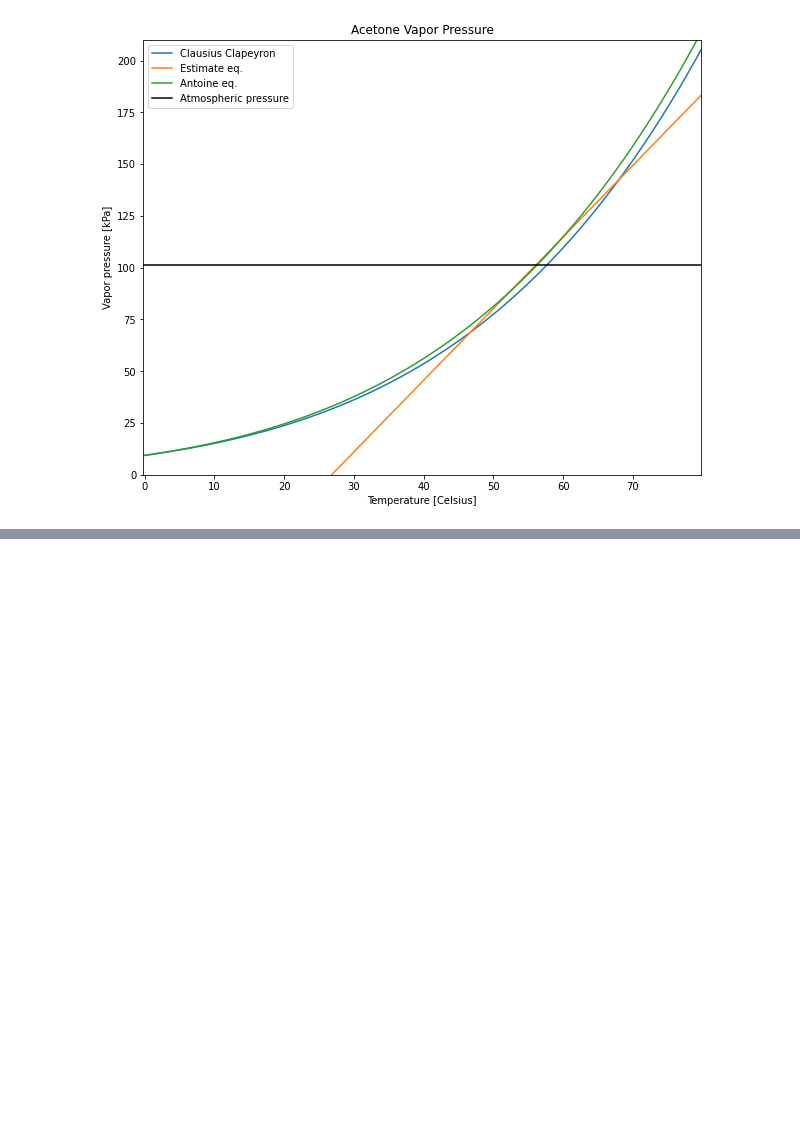
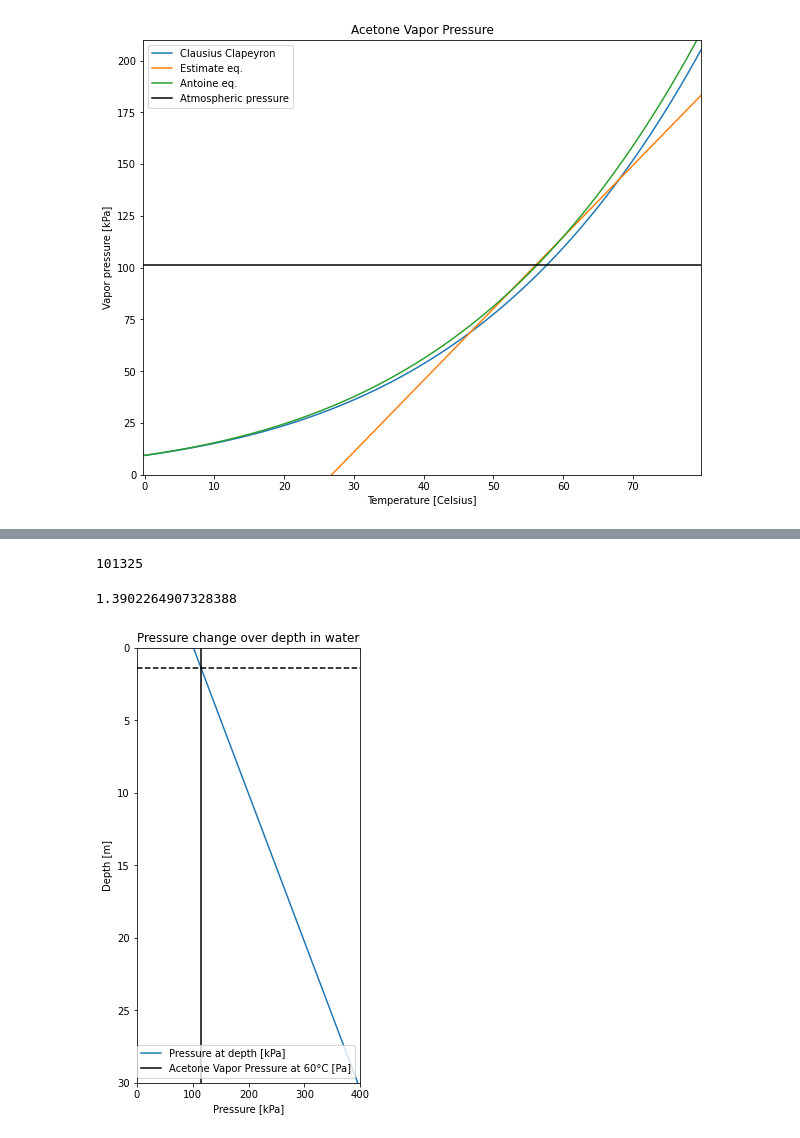
Before and after one commit to biosustain/CO2_fixation_models, a Jupyter notebook: Scripts/S3C_ActnBoilingPointByDepth.ipynb, the cells around one changed output, grey strips where cells are left out. Saved outputs shown, nothing was run; the diff lists cells and outputs as text; code cells hidden in the pictures; blank space fills up the shorter version.

```diff
--- a/Scripts/S3C_ActnBoilingPointByDepth.ipynb
+++ b/Scripts/S3C_ActnBoilingPointByDepth.ipynb
@@ -108,0 +113,27 @@ plt.show()
+# %%
+def h_p(p):
+#    return 1000*9.81*h + P0
+    return (p - P0)/(9.81*1000)
+
+P0
+# %% [output]
+101325
+# %%
+h_p(114963.12187408915)
+# %% [output]
+1.3902264907328388
+# %%
+p = np.arange(P0, 500000, 1)
+
+plt.figure(figsize=(4,8))
+plt.title(f"Pressure change over depth in water")
+plt.axis([0, 400, 30, 0])
+plt.xlabel('Pressure [kPa]')
+plt.ylabel('Depth [m]')
+plt.plot(p/1000,h_p(p))
+plt.axvline(x = Pt_T60/1000, color = 'black', linestyle = '-')
+plt.axhline(y = h_p(P_Antoine(Celsius_Kelvin(60))), color = 'black', linestyle = '--')
+plt.legend(["Pressure at depth [kPa]","Acetone Vapor Pressure at 60°C [Pa]"])
+plt.show()
+# %% [output]
+[figure, added]
```
Also changed, not shown: parts of 5 cells of this notebook, 1 other file.
